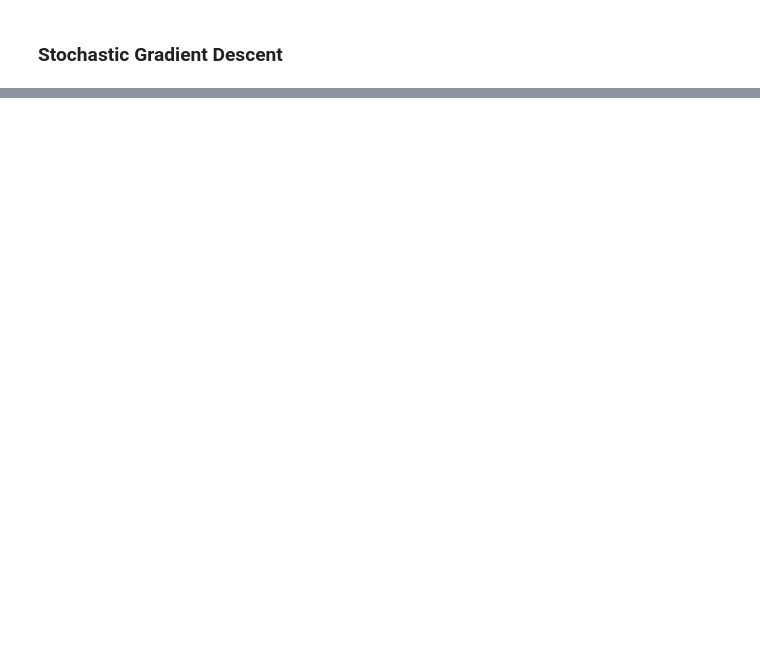
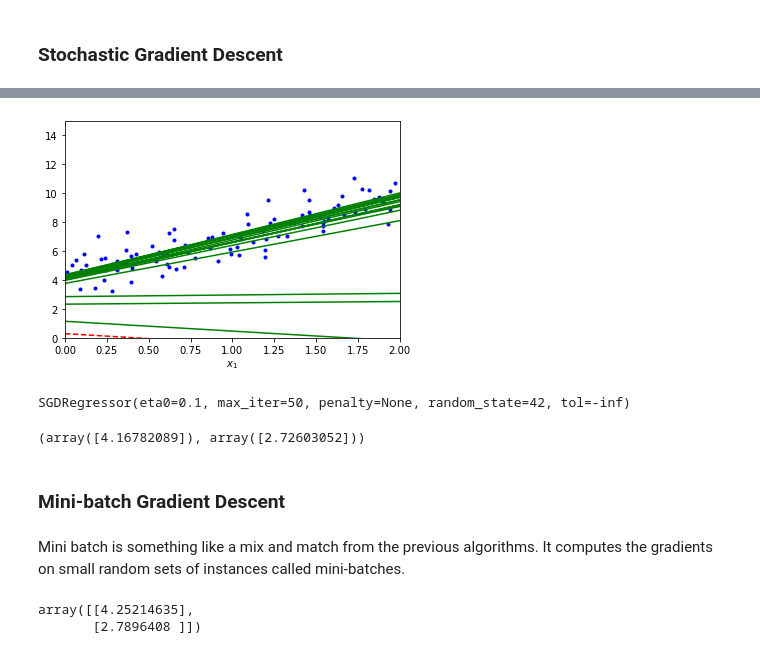
Before and after one commit to amancioandre/handson-ml, a Jupyter notebook: chapter_04/Linear Regression.ipynb, the cells around one changed output, grey strips where cells are left out. Saved outputs shown, nothing was run; the diff lists cells and outputs as text; code cells hidden in the pictures; blank space fills up the shorter version.

```diff
--- a/chapter_04/Linear Regression.ipynb
+++ b/chapter_04/Linear Regression.ipynb
@@ -159,0 +186,2 @@ plt.subplot(133); plot_gradient_descent(theta, eta=0.5)
+# %%
+y_pred_stochastic = X_new_b.dot(theta)
@@ -159,0 +200,42 @@ plt.subplot(133); plot_gradient_descent(theta, eta=0.5)
+# %%
+theta_path_sgd = []
+
+def plot_stochastic_gradient_descent(theta, n_epochs, t0, t1):
+    m = len(X_b)
+    plt.plot(X, y, '.b')
+    for epoch in range(n_epochs):
+        for i in range(m):
+            if epoch == 0 and i < 20:
+                y_pred_stochastic = X_new_b.dot(theta)
+                style = 'g-' if i > 0 else 'r--'
+                plt.plot(X_new, y_pred_stochastic, style)
+            random_index = np.random.randint(m)
+            xi = X_b[random_index:random_index+1]
+            yi = y[random_index:random_index+1]
+            gradients = 2 * xi.T.dot(xi.dot(theta) - yi)
+            eta = learning_schedule(epoch * m + i)
+            theta = theta - eta * gradients
+            theta_path_sgd.append(theta)
+    plt.xlabel('$x_1$')
+    plt.axis([0,2,0,15])
+# %%
+theta = np.random.randn(2,1)
+plot_stochastic_gradient_descent(theta, 50, 5, 50)
+# %% [output]
+[figure, added]
+# %%
+# Performing Linear Regression with Stochastic Gradient Descent, SGDRegressor class
+from sklearn.linear_model import SGDRegressor
+
+sgd_reg = SGDRegressor(max_iter=50, tol=-np.infty, penalty=None, eta0=0.1, random_state=42)
+sgd_reg.fit(X, y.ravel())
+# %% [output]
+SGDRegressor(eta0=0.1, max_iter=50, penalty=None, random_state=42, tol=-inf)
+# %%
+sgd_reg.intercept_, sgd_reg.coef_
+# %% [output]
+(array([4.16782089]), array([2.72603052]))
+# %% [markdown]
+### Mini-batch Gradient Descent
+# %% [markdown]
+Mini batch is something like a mix and match from the previous algorithms. It computes the gradients on small random sets of instances called mini-batches.
@@ -159,0 +265,5 @@ plt.subplot(133); plot_gradient_descent(theta, eta=0.5)
+# %%
+theta
+# %% [output]
+array([[4.25214635],
+       [2.7896408 ]])
```
Also changed, not shown: parts of 15 cells of this notebook.
